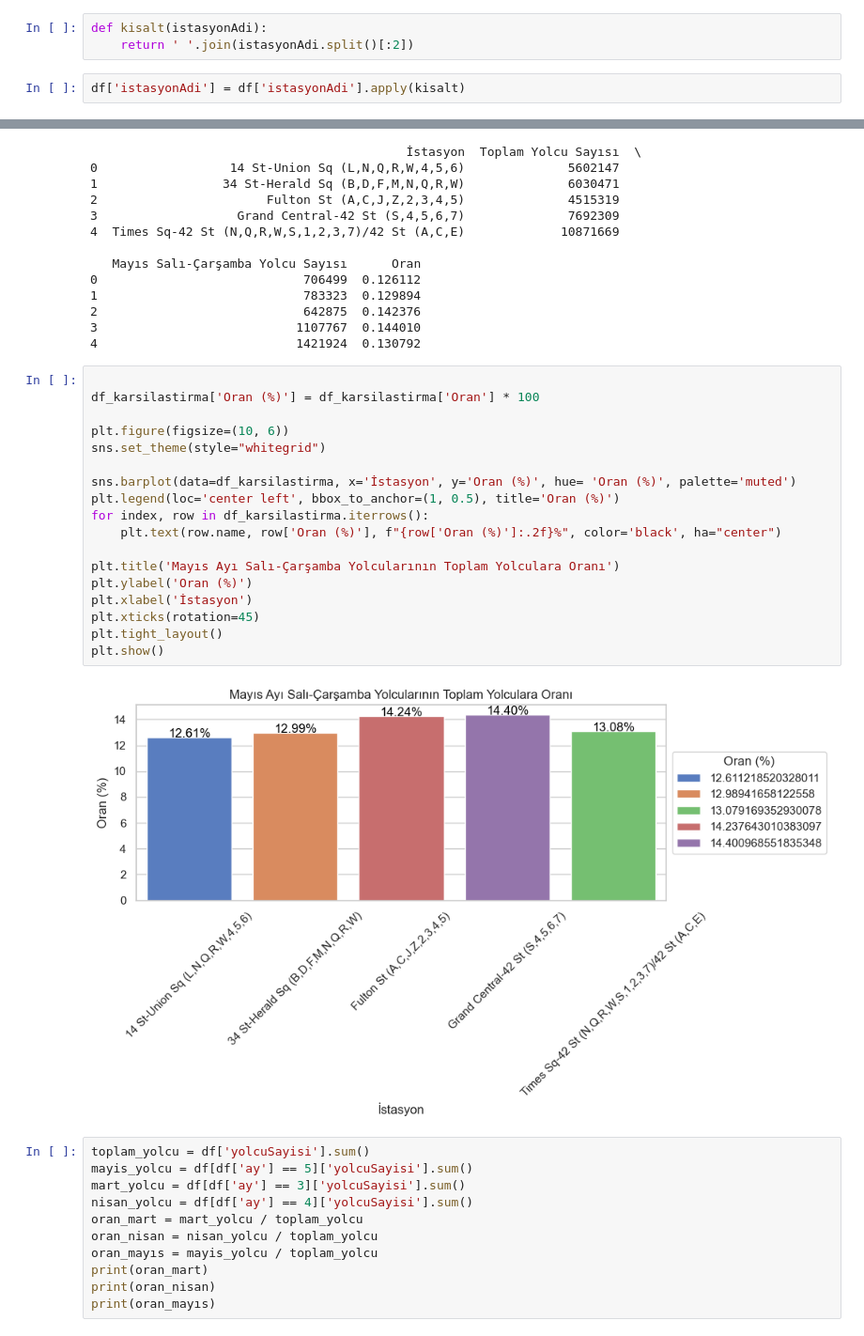
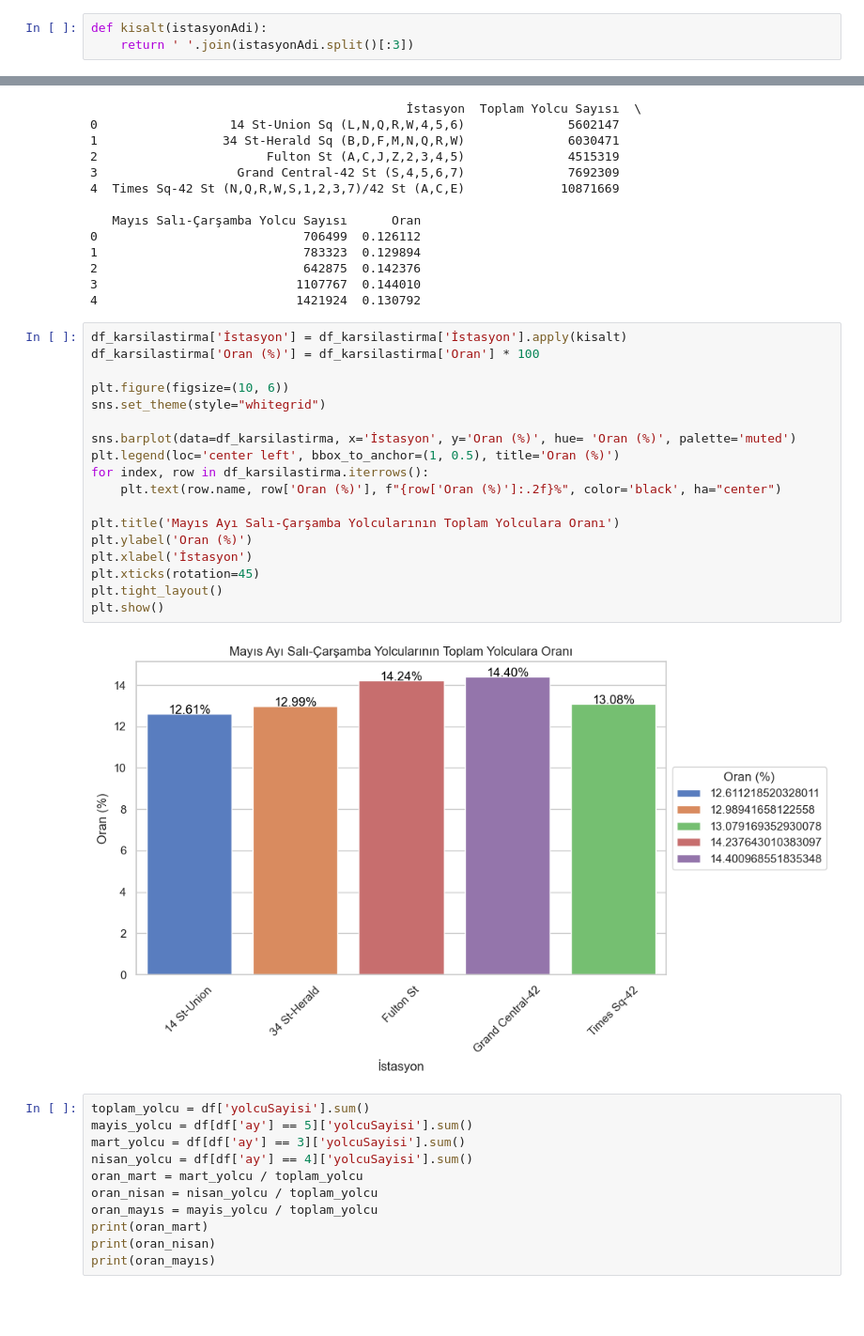
Before and after one commit to Kadiraydn01/gala, a Jupyter notebook: opera.ipynb, the cells around one changed output, grey strips where cells are left out. Shown at 94% size. Saved outputs shown, nothing was run; the diff lists cells and outputs as text; blank space fills up the shorter version.

```diff
--- a/opera.ipynb
+++ b/opera.ipynb
@@ -74,9 +74,7 @@ Index(['tarih', 'arac', 'istasyonId', 'istasyonAdi', 'sehir', 'yolcuSayisi',
       dtype='object')
 # %%
 def kisalt(istasyonAdi):
-    return ' '.join(istasyonAdi.split()[:2])
+    return ' '.join(istasyonAdi.split()[:3])
-# %%
-df['istasyonAdi'] = df['istasyonAdi'].apply(kisalt)
 # %%
 passenger_counts = df.groupby('istasyonAdi')['yolcuSayisi'].sum()
 passenger_counts = df.groupby(['istasyonAdi', 'tarih'])['yolcuSayisi'].sum()
@@ -474,25 +481,25 @@ print(df_karsilastirma)
 3                           1107767  0.144010
 4                           1421924  0.130792
 # %%
-
+df_karsilastirma['İstasyon'] = df_karsilastirma['İstasyon'].apply(kisalt)
 df_karsilastirma['Oran (%)'] = df_karsilastirma['Oran'] * 100
 
 plt.figure(figsize=(10, 6))
 sns.set_theme(style="whitegrid")
 
 sns.barplot(data=df_karsilastirma, x='İstasyon', y='Oran (%)', hue= 'Oran (%)', palette='muted')
 plt.legend(loc='center left', bbox_to_anchor=(1, 0.5), title='Oran (%)')
 for index, row in df_karsilastirma.iterrows():
     plt.text(row.name, row['Oran (%)'], f"{row['Oran (%)']:.2f}%", color='black', ha="center")
 
 plt.title('Mayıs Ayı Salı-Çarşamba Yolcularının Toplam Yolculara Oranı')
 plt.ylabel('Oran (%)')
 plt.xlabel('İstasyon')
 plt.xticks(rotation=45)
 plt.tight_layout()
 plt.show()
 # %% [output]
-[figure, old version]
+[figure, new version]
 # %%
 toplam_yolcu = df['yolcuSayisi'].sum()
 mayis_yolcu = df[df['ay'] == 5]['yolcuSayisi'].sum()
```
Also changed, not shown: parts of 21 cells of this notebook.
